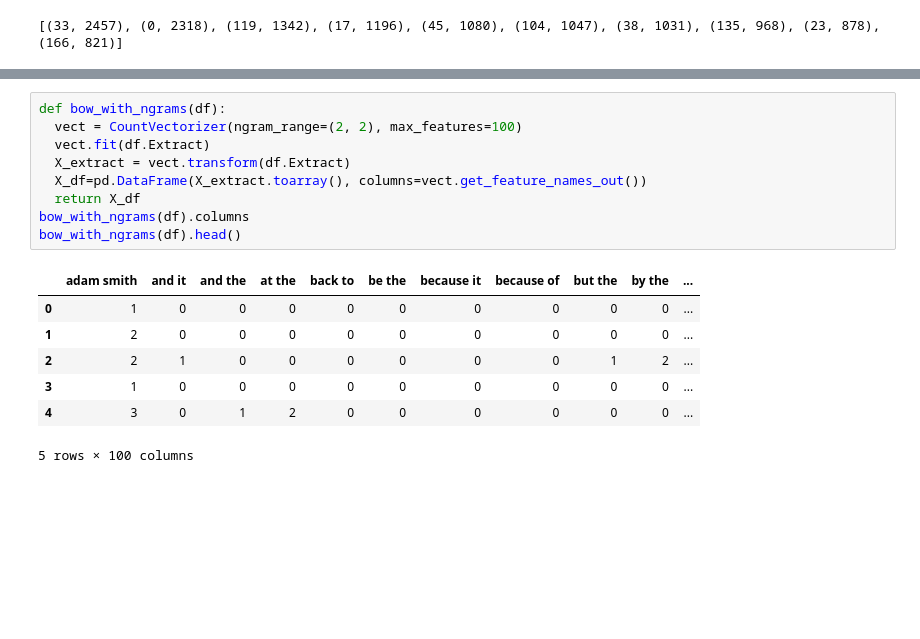
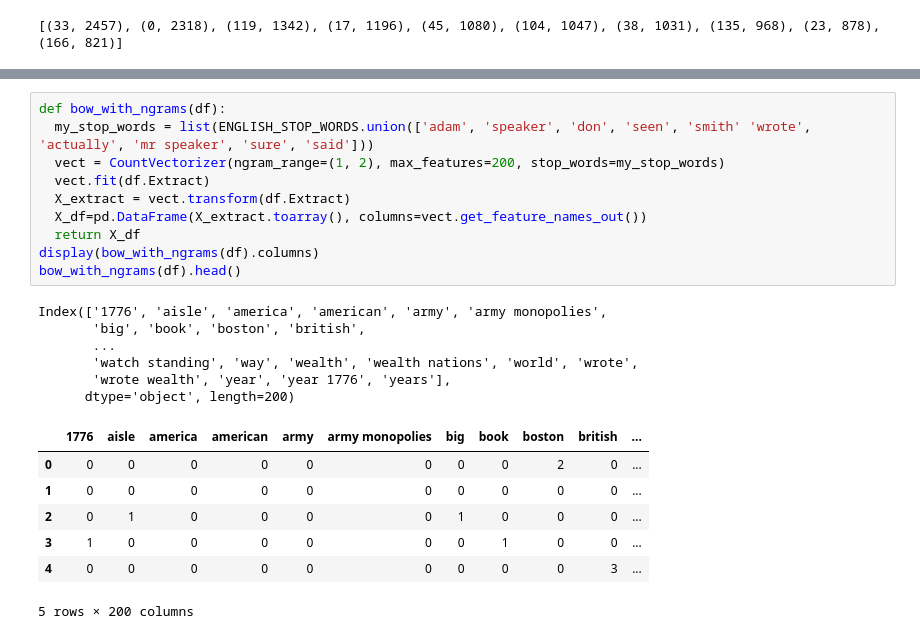
Before and after one commit to yuliiabosher/Adam_Smith_project, a Jupyter notebook: Visualisations.ipynb, the cells around one changed output, grey strips where cells are left out. Cells and saved outputs as stored; diff of their text form; blank space fills up the shorter version.

Commit message:
refactored bow_with_ngrams function to add stopwords

```diff
--- a/Visualisations.ipynb
+++ b/Visualisations.ipynb
@@ -253,17 +251,24 @@ word_cloud(df)
 # %%
 def bow_with_ngrams(df):
-  vect = CountVectorizer(ngram_range=(2, 2), max_features=100)
+  my_stop_words = list(ENGLISH_STOP_WORDS.union(['adam', 'speaker', 'don', 'seen', 'smith' 'wrote', 'actually', 'mr speaker', 'sure', 'said']))
+  vect = CountVectorizer(ngram_range=(1, 2), max_features=200, stop_words=my_stop_words)
   vect.fit(df.Extract)
   X_extract = vect.transform(df.Extract)
   X_df=pd.DataFrame(X_extract.toarray(), columns=vect.get_feature_names_out())
   return X_df
-bow_with_ngrams(df).columns
+display(bow_with_ngrams(df).columns)
 bow_with_ngrams(df).head()
 # %% [output]
+Index(['1776', 'aisle', 'america', 'american', 'army', 'army monopolies',
+       'big', 'book', 'boston', 'british',
+       ...
+       'watch standing', 'way', 'wealth', 'wealth nations', 'world', 'wrote',
+       'wrote wealth', 'year', 'year 1776', 'years'],
+      dtype='object', length=200)
-|  | adam smith | and it | and the | at the | back to | be the | because it | because of | but the | by the | ... |
-| 0 | 1 | 0 | 0 | 0 | 0 | 0 | 0 | 0 | 0 | 0 | ... |
-| 1 | 2 | 0 | 0 | 0 | 0 | 0 | 0 | 0 | 0 | 0 | ... |
-| 2 | 2 | 1 | 0 | 0 | 0 | 0 | 0 | 0 | 1 | 2 | ... |
-| 3 | 1 | 0 | 0 | 0 | 0 | 0 | 0 | 0 | 0 | 0 | ... |
-| 4 | 3 | 0 | 1 | 2 | 0 | 0 | 0 | 0 | 0 | 0 | ... |
+|  | 1776 | aisle | america | american | army | army monopolies | big | book | boston | british | ... |
+| 0 | 0 | 0 | 0 | 0 | 0 | 0 | 0 | 0 | 2 | 0 | ... |
+| 1 | 0 | 0 | 0 | 0 | 0 | 0 | 0 | 0 | 0 | 0 | ... |
+| 2 | 0 | 1 | 0 | 0 | 0 | 0 | 1 | 0 | 0 | 0 | ... |
+| 3 | 1 | 0 | 0 | 0 | 0 | 0 | 0 | 1 | 0 | 0 | ... |
+| 4 | 0 | 0 | 0 | 0 | 0 | 0 | 0 | 0 | 0 | 3 | ... |
-5 rows × 100 columns
+5 rows × 200 columns
```
Also changed, not shown: parts of 4 cells of this notebook.
